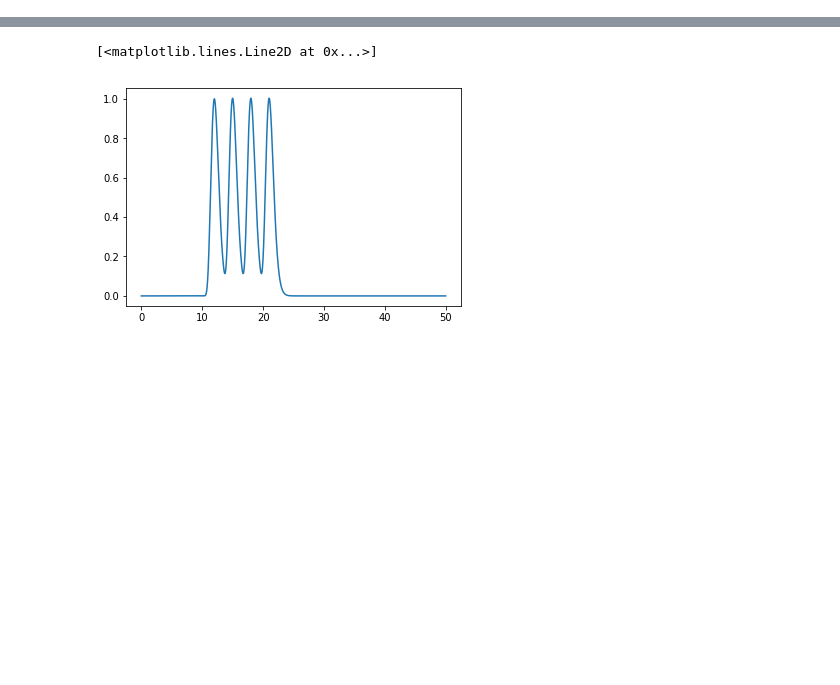
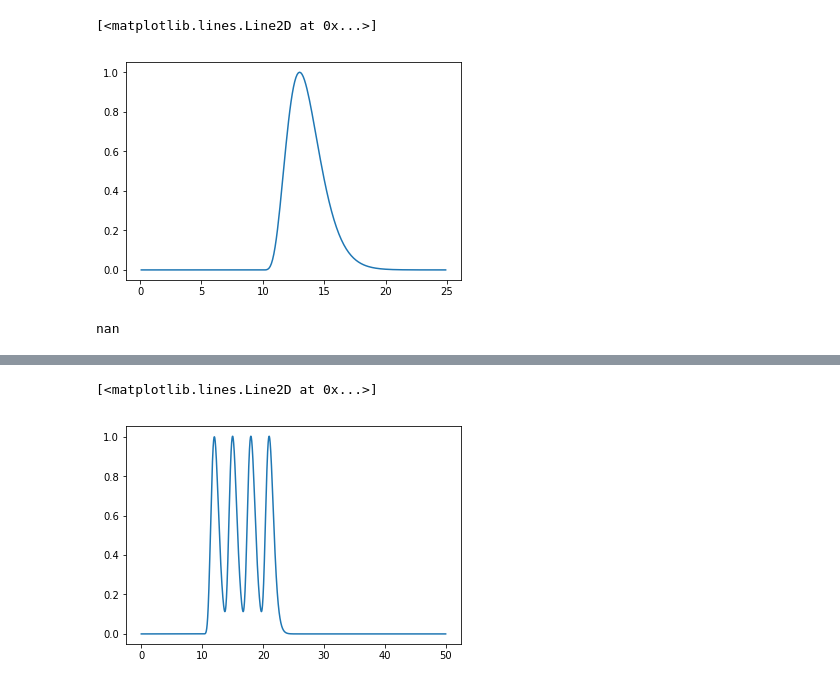
Before and after one commit to felixsc1/fiberphotometry, a Jupyter notebook: gammavariate.ipynb, the cells around one changed output, grey strips where cells are left out. Saved outputs shown, nothing was run; the diff lists cells and outputs as text; code cells hidden in the pictures; blank space fills up the shorter version.

```diff
--- a/gammavariate.ipynb
+++ b/gammavariate.ipynb
@@ -1,2 +4,23 @@
+# %%
+def gammavar(ymax, tmax, a, t, t0):
+    output = np.exp(np.log(ymax)+a*(1+np.log((t-t0)/tmax)-(t-t0)/tmax))
+    if np.isnan(output):
+        output = 0
+    return output
+
+y=[]
+for t in np.arange(0.1,25,0.1):
+    y.append(gammavar(1,3,5,t, 10))
+
+y=np.asanyarray(y)
+
+plt.plot(np.arange(0.1,25,0.1), y)
+# %% [output]
+[<matplotlib.lines.Line2D at 0x...>]
+[figure, added]
+# %%
+np.log(-1)
+# %% [output]
+nan
 # %%
 # %% [output]
```
Also changed, not shown: parts of 2 cells of this notebook.
